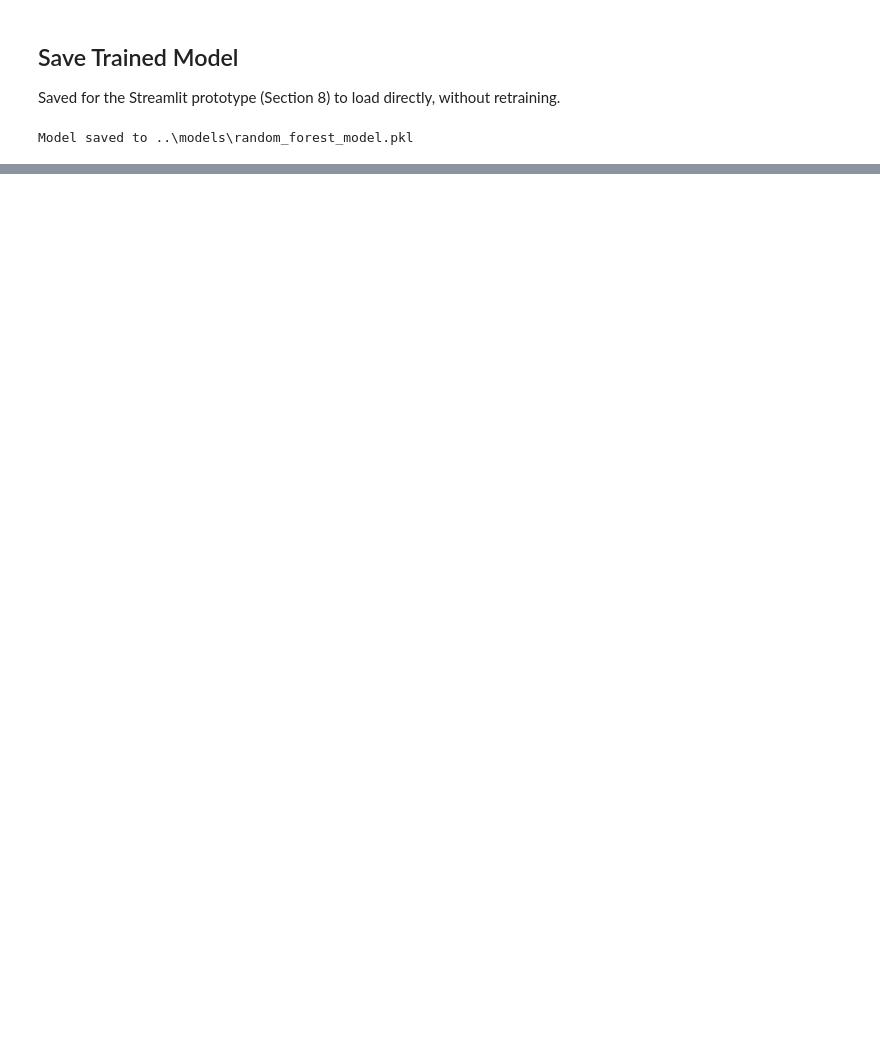
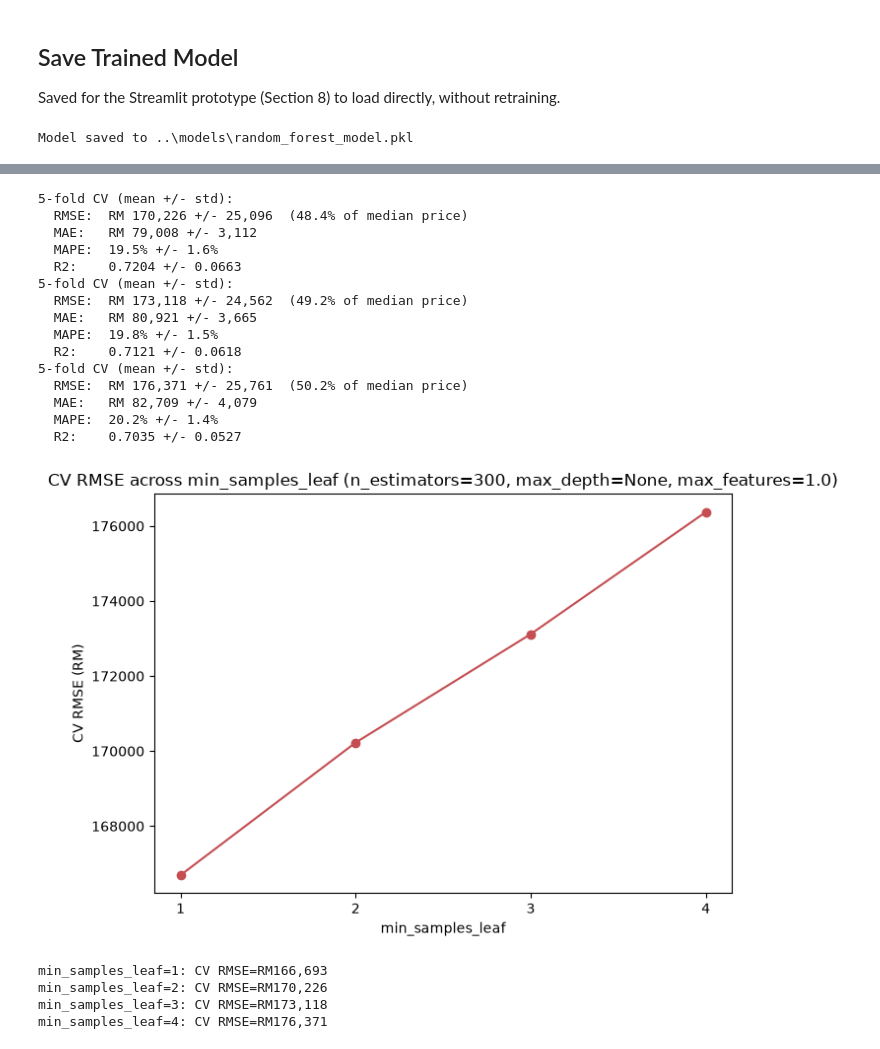
Before and after one commit to Lowzh5/Malaysian-Condominium-Prices-Data, a Jupyter notebook: src/model_randomforest.ipynb, the cells around one changed output, grey strips where cells are left out. Drawn from its saved outputs; the diff is of its cells as text; code cells hidden in the pictures; blank space fills up the shorter version.

```diff
--- a/src/model_randomforest.ipynb
+++ b/src/model_randomforest.ipynb
@@ -131,0 +318,46 @@ Model saved to ..\models\random_forest_model.pkl
+# %%
+best = grid_search.best_params_
+leaf_candidates = [1, 2, 3, 4]
+cv_rmse_by_leaf = []
+
+for l in leaf_candidates:
+    if l == best["min_samples_leaf"]:
+        cv_rmse_by_leaf.append(cv_results["mean"]["RMSE"])
+        continue
+    cv = cross_validate_model(
+        RandomForestRegressor(n_estimators=best["n_estimators"], max_depth=best["max_depth"], min_samples_leaf=l, max_features=best["max_features"], random_state=42),
+        X_train, y_train, n_splits=5,
+    )
+    cv_rmse_by_leaf.append(cv["mean"]["RMSE"])
+
+plt.figure(figsize=(7, 5))
+plt.plot([str(l) for l in leaf_candidates], cv_rmse_by_leaf, marker="o", color="#c44e52")
+plt.xlabel("min_samples_leaf")
+plt.ylabel("CV RMSE (RM)")
+plt.title(f"CV RMSE across min_samples_leaf (n_estimators={best['n_estimators']}, max_depth={best['max_depth']}, max_features={best['max_features']})")
+plt.tight_layout()
+plt.show()
+
+for l, r in zip(leaf_candidates, cv_rmse_by_leaf):
+    print(f"min_samples_leaf={l}: CV RMSE=RM{r:,.0f}")
+# %% [output]
+5-fold CV (mean +/- std):
+  RMSE:  RM 170,226 +/- 25,096  (48.4% of median price)
+  MAE:   RM 79,008 +/- 3,112
+  MAPE:  19.5% +/- 1.6%
+  R2:    0.7204 +/- 0.0663
+5-fold CV (mean +/- std):
+  RMSE:  RM 173,118 +/- 24,562  (49.2% of median price)
+  MAE:   RM 80,921 +/- 3,665
+  MAPE:  19.8% +/- 1.5%
+  R2:    0.7121 +/- 0.0618
+5-fold CV (mean +/- std):
+  RMSE:  RM 176,371 +/- 25,761  (50.2% of median price)
+  MAE:   RM 82,709 +/- 4,079
+  MAPE:  20.2% +/- 1.4%
+  R2:    0.7035 +/- 0.0527
+[figure, added]
+min_samples_leaf=1: CV RMSE=RM166,693
+min_samples_leaf=2: CV RMSE=RM170,226
+min_samples_leaf=3: CV RMSE=RM173,118
+min_samples_leaf=4: CV RMSE=RM176,371
```
Also changed, not shown: parts of 18 cells of this notebook, 1 other file.
